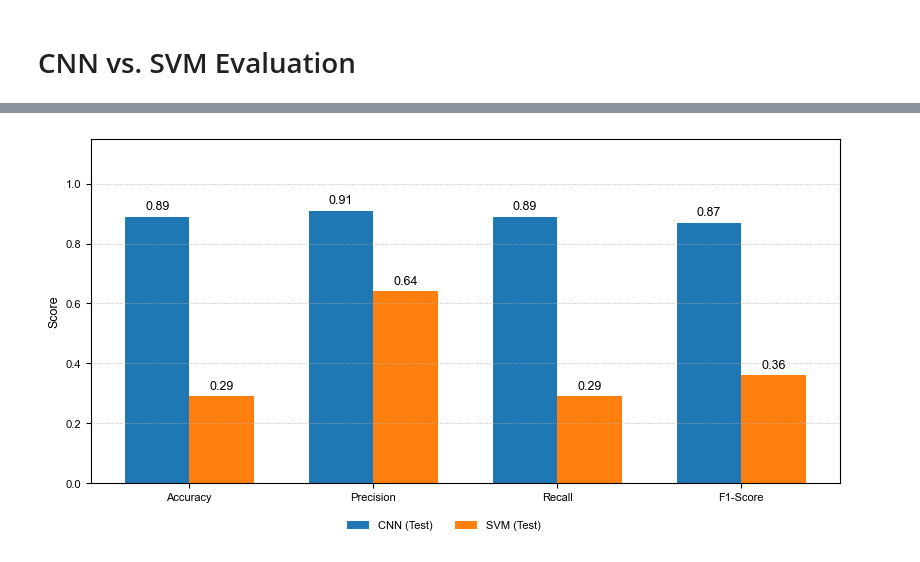
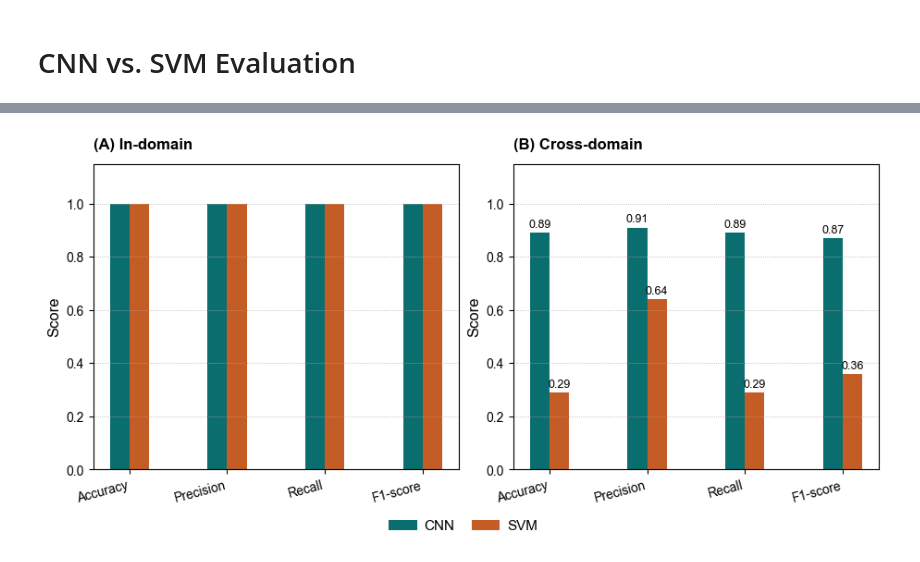
Before and after one commit to sglkc/chord-detector, a Jupyter notebook: training/notebooks/graphics/graphs.ipynb, the cells around one changed output, grey strips where cells are left out. Cells and saved outputs as stored; diff of their text form; code cells hidden in the pictures.

Commit message:
update dataset info and graphics, update article gitignore

```diff
--- a/training/notebooks/graphics/graphs.ipynb
+++ b/training/notebooks/graphics/graphs.ipynb
@@ -646,42 +1097,90 @@ export_plot("svm_evaluation_confusion_matrix")
 # %%
 import numpy as np
 import matplotlib.pyplot as plt
 
-# Data from Table-IX: CNN vs. SVM on Cross-Validation and Test Set Evaluation
-metrics = ['Accuracy', 'Precision', 'Recall', 'F1-Score']
-cnn_test = [0.89, 0.91, 0.89, 0.87]
-svm_test = [0.29, 0.64, 0.29, 0.36]
+metrics = ['Accuracy', 'Precision', 'Recall', 'F1-score']
+cnn_indomain  = [1.00, 1.00, 1.00, 1.00]
+svm_indomain  = [1.00, 1.00, 1.00, 1.00]
+cnn_xdomain   = [0.89, 0.91, 0.89, 0.87]
+svm_xdomain   = [0.29, 0.64, 0.29, 0.36]
+
+# Distinct model palettes: CNN = teal/blue family, SVM = orange/coral family
+CNN_COLOR = '#0B6E6E'       # deep teal
+CNN_COLOR_LIGHT = '#5BB3B3' # light teal (cross-domain)
+SVM_COLOR = '#C45C26'       # deep orange
+SVM_COLOR_LIGHT = '#E8A06A' # light orange (cross-domain)
 
 x = np.arange(len(metrics))
-width = 0.35
+w = 0.2
 
-fig, ax = plt.subplots(figsize=(8, 4), layout='constrained')
-bars1 = ax.bar(x - width/2, cnn_test, width, label='CNN (Test)')
-bars2 = ax.bar(x + width/2, svm_test, width, label='SVM (Test)')
+fig, axes = plt.subplots(1, 2, figsize=(fig_width_inch * 1.65, fig_height_inch * 1.1), layout='constrained')
 
-for bars in (bars1, bars2):
-    for bar in bars:
-        h = bar.get_height()
-        ax.annotate(
-            f'{h:.2f}',
-            xy=(bar.get_x() + bar.get_width() / 2, h),
-            xytext=(0, 3),
-            textcoords="offset points",
-            ha='center', va='bottom', fontsize=9,
-        )
+axes[0].bar(x - w / 2, cnn_indomain, w, label='CNN', color=CNN_COLOR, edgecolor='none')
+axes[0].bar(x + w / 2, svm_indomain, w, label='SVM', color=SVM_COLOR, edgecolor='none')
+axes[0].text(0.0, 1.04, '(A) In-domain', transform=axes[0].transAxes, fontsize=12,
+             fontweight='bold', va='bottom', ha='left', clip_on=False)
+axes[0].set_ylabel('Score', fontsize=12)
+axes[0].set_xticks(x)
+axes[0].set_xticklabels(metrics, rotation=15, ha='right', fontsize=10)
+axes[0].set_ylim(0, 1.15)
+axes[0].tick_params(axis='y', labelsize=10)
+axes[0].grid(axis='y', linestyle=':', linewidth=0.6)
 
-ax.set_ylabel('Score')
-ax.set_xticks(x)
-ax.set_xticklabels(metrics)
-ax.set_ylim(0, 1.15)
-ax.grid(axis='y', linestyle=':', linewidth=0.6)
+axes[1].bar(x - w / 2, cnn_xdomain, w, label='CNN', color=CNN_COLOR, edgecolor='none')
+axes[1].bar(x + w / 2, svm_xdomain, w, label='SVM', color=SVM_COLOR, edgecolor='none')
+for i, (c, s_) in enumerate(zip(cnn_xdomain, svm_xdomain)):
+    axes[1].annotate(f'{c:.2f}', xy=(i - w / 2, c), xytext=(0, 2), textcoords='offset points',
+                     ha='center', va='bottom', fontsize=9)
+    axes[1].annotate(f'{s_:.2f}', xy=(i + w / 2, s_), xytext=(0, 2), textcoords='offset points',
+                     ha='center', va='bottom', fontsize=9)
+axes[1].text(0.0, 1.04, '(B) Cross-domain', transform=axes[1].transAxes, fontsize=12,
+             fontweight='bold', va='bottom', ha='left', clip_on=False)
+axes[1].set_ylabel('Score', fontsize=12)
+axes[1].set_xticks(x)
+axes[1].set_xticklabels(metrics, rotation=15, ha='right', fontsize=10)
+axes[1].set_ylim(0, 1.15)
+axes[1].tick_params(axis='y', labelsize=10)
+axes[1].grid(axis='y', linestyle=':', linewidth=0.6)
 
+handles, labels = axes[0].get_legend_handles_labels()
 fig.legend(
+    handles, labels,
     loc='outside lower center',
     ncol=2,
     frameon=False,
+    fontsize=11,
     borderaxespad=0.4,
+    columnspacing=1.2,
+    handletextpad=0.5,
 )
-export_plot("cnn_vs_svm_evaluation_dataset")
+export_plot('cnn_vs_svm_evaluation_dataset')
+
+# Four-series overview: hue = model (CNN teal / SVM orange), shade = condition
+fig, ax = plt.subplots(figsize=(fig_width_inch * 1.45, fig_height_inch * 1.1), layout='constrained')
+w = 0.18
+ax.bar(x - 1.5 * w, cnn_indomain, w, label='CNN in-domain',
+       color=CNN_COLOR, edgecolor='none')
+ax.bar(x - 0.5 * w, cnn_xdomain, w, label='CNN cross-domain',
+       color=CNN_COLOR_LIGHT, edgecolor='none', hatch='///')
+ax.bar(x + 0.5 * w, svm_indomain, w, label='SVM in-domain',
+       color=SVM_COLOR, edgecolor='none')
+ax.bar(x + 1.5 * w, svm_xdomain, w, label='SVM cross-domain',
+       color=SVM_COLOR_LIGHT, edgecolor='none', hatch='///')
+ax.set_ylabel('Score', fontsize=12)
+ax.set_xticks(x)
+ax.set_xticklabels(metrics, fontsize=11)
+ax.set_ylim(0, 1.2)
+ax.tick_params(axis='y', labelsize=10)
+ax.grid(axis='y', linestyle=':', linewidth=0.6)
+fig.legend(
+    loc='outside lower center',
+    ncol=4,
+    frameon=False,
+    fontsize=11,
+    borderaxespad=0.4,
+    columnspacing=1.0,
+    handletextpad=0.5,
+)
+export_plot('cnn_vs_svm_indomain_crossdomain')
 # %% [output]
-[figure, old version]
+[figure, new version]
```
Also changed, not shown: parts of 12 cells of this notebook, 1 other file.
